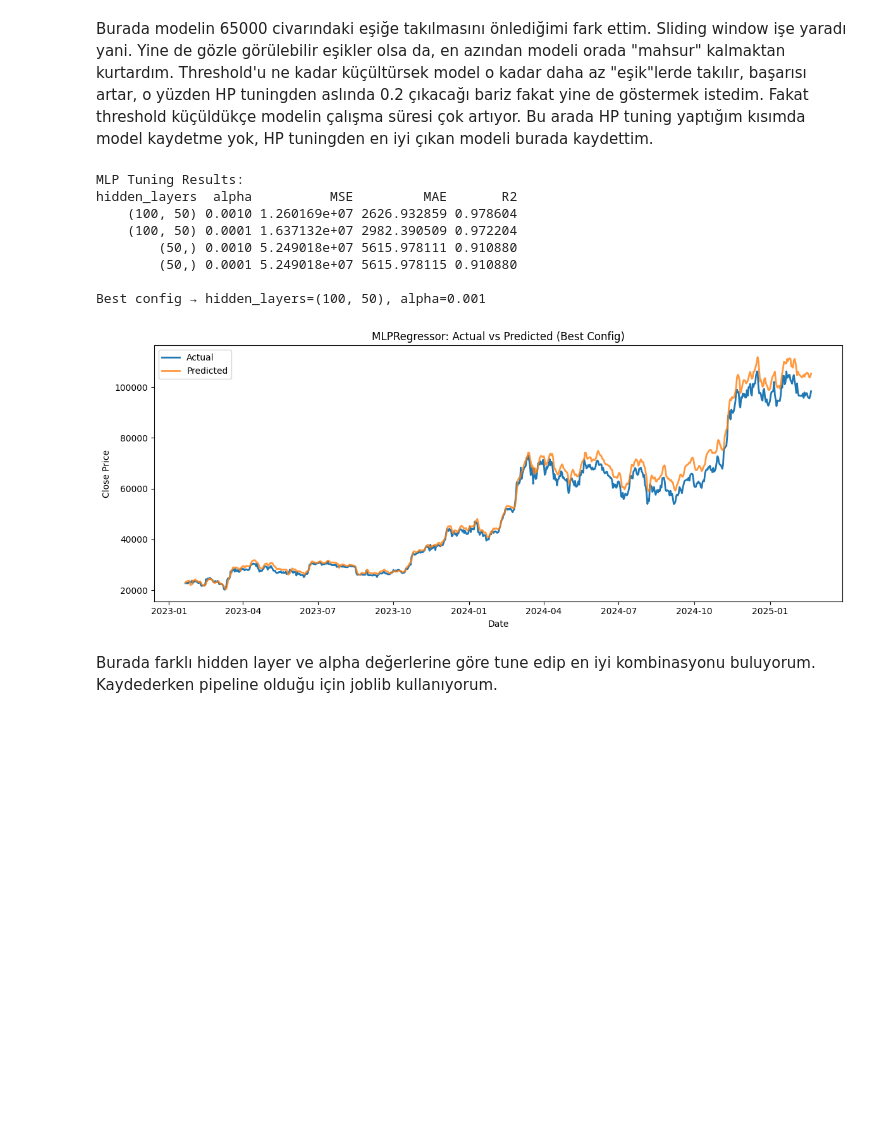
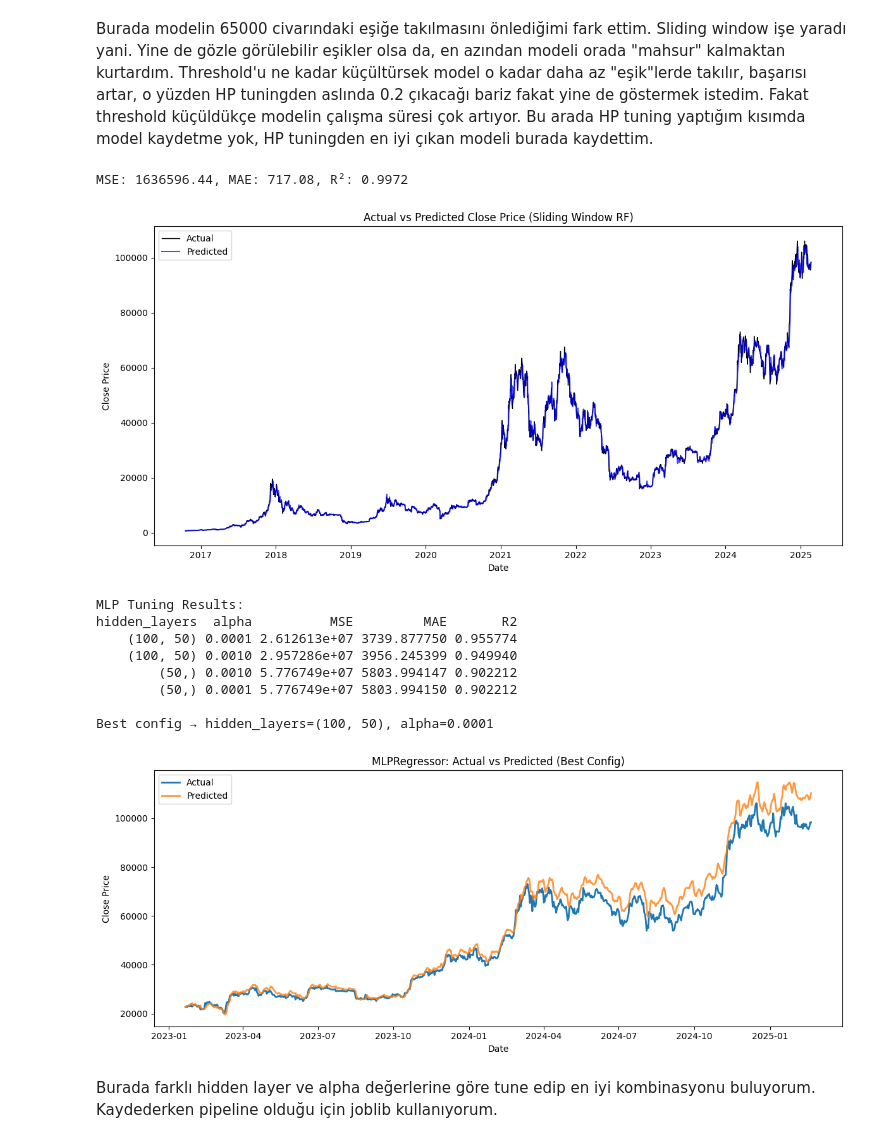
Before and after one commit to kaang457/crypto_prediction, a Jupyter notebook: model.ipynb, the cells around one changed output. Cells and saved outputs as stored; diff of their text form; code cells hidden in the pictures; blank space fills up the shorter version.

```diff
--- a/model.ipynb
+++ b/model.ipynb
@@ -494,13 +423,75 @@ Yine de gözle görülebilir eşikler olsa da, en azından modeli orada "mahsur"
 Threshold'u ne kadar küçültürsek model o kadar daha az "eşik"lerde takılır, başarısı artar, o yüzden HP tuningden aslında 0.2 çıkacağı bariz fakat yine de göstermek istedim.
 Fakat threshold küçüldükçe modelin çalışma süresi çok artıyor.
 Bu arada HP tuning yaptığım kısımda model kaydetme yok, HP tuningden en iyi çıkan modeli burada kaydettim.
+# %%
+import pandas as pd
+import numpy as np
+import matplotlib.pyplot as plt
+import pickle
+
+from sklearn.pipeline import make_pipeline
+from sklearn.preprocessing import StandardScaler
+from sklearn.ensemble import RandomForestRegressor
+from sklearn.metrics import mean_squared_error, mean_absolute_error, r2_score
+
+
+df = df_copy.copy()
+
+X = df.drop(columns=['Close_shifted'])
+y = df['Close_shifted']
+
+window_size  = int(len(X) * 0.2)
+n_estimators = 100
+
+
+pipe = make_pipeline(
+    StandardScaler(),
+    RandomForestRegressor(n_estimators=n_estimators, random_state=42)
+)
+
+
+preds, dates = [], []
+for i in range(window_size, len(X)):
+    X_train = X.iloc[i-window_size:i]
+    y_train = y.iloc[i-window_size:i]
+    X_test  = X.iloc[i:i+1]
+
+    pipe.fit(X_train, y_train)
+    preds.append(pipe.predict(X_test)[0])
+    dates.append(X.index[i])
+
+
+y_true = y.loc[dates]
+y_pred  = pd.Series(preds, index=dates)
+
+mse = mean_squared_error(y_true, y_pred)
+mae = mean_absolute_error(y_true, y_pred)
+r2  = r2_score(y_true, y_pred)
+
+print(f"MSE: {mse:.2f}, MAE: {mae:.2f}, R²: {r2:.4f}")
+
+
+plt.figure(figsize=(12,6))
+plt.plot(dates, y_true, label='Actual', color='black', linewidth=1)
+plt.plot(dates, y_pred, label='Predicted', color='blue', alpha=0.7)
+plt.title('Actual vs Predicted Close Price (Sliding Window RF)')
+plt.xlabel('Date'); plt.ylabel('Close Price')
+plt.legend(); plt.tight_layout()
+plt.show()
+
+
+with open('rf_sliding_pipeline.pkl', 'wb') as f:
+    pickle.dump(pipe, f)
+# %% [output]
+MSE: 1636596.44, MAE: 717.08, R²: 0.9972
+[figure, added]
 # %%
 from sklearn.neural_network import MLPRegressor
 df = df_copy.copy()
 df = df.dropna()
 
-X = df.drop(columns=['Close','Adj Close'])
-y = df['Close']
+X = df.drop(columns={'Close_shifted'})
+y = df['Close_shifted']
 
 
 X_train, X_test, y_train, y_test = train_test_split(
@@ -593,13 +584,13 @@ with open('mlp_config.pkl', 'wb') as f:
 # %% [output]
 MLP Tuning Results:
 hidden_layers  alpha          MSE         MAE       R2
-    (100, 50) 0.0010 1.260169e+07 2626.932859 0.978604
-    (100, 50) 0.0001 1.637132e+07 2982.390509 0.972204
-        (50,) 0.0010 5.249018e+07 5615.978111 0.910880
-        (50,) 0.0001 5.249018e+07 5615.978115 0.910880
+    (100, 50) 0.0001 2.612613e+07 3739.877750 0.955774
+    (100, 50) 0.0010 2.957286e+07 3956.245399 0.949940
+        (50,) 0.0010 5.776749e+07 5803.994147 0.902212
+        (50,) 0.0001 5.776749e+07 5803.994150 0.902212
 
-Best config → hidden_layers=(100, 50), alpha=0.001
+Best config → hidden_layers=(100, 50), alpha=0.0001
-[figure, old version]
+[figure, new version]
 # %% [markdown]
 Burada farklı hidden layer ve alpha değerlerine göre tune edip en iyi kombinasyonu buluyorum. Kaydederken pipeline olduğu için joblib kullanıyorum.
 # %%
```
Also changed, not shown: parts of 15 cells of this notebook, 39 other files.
